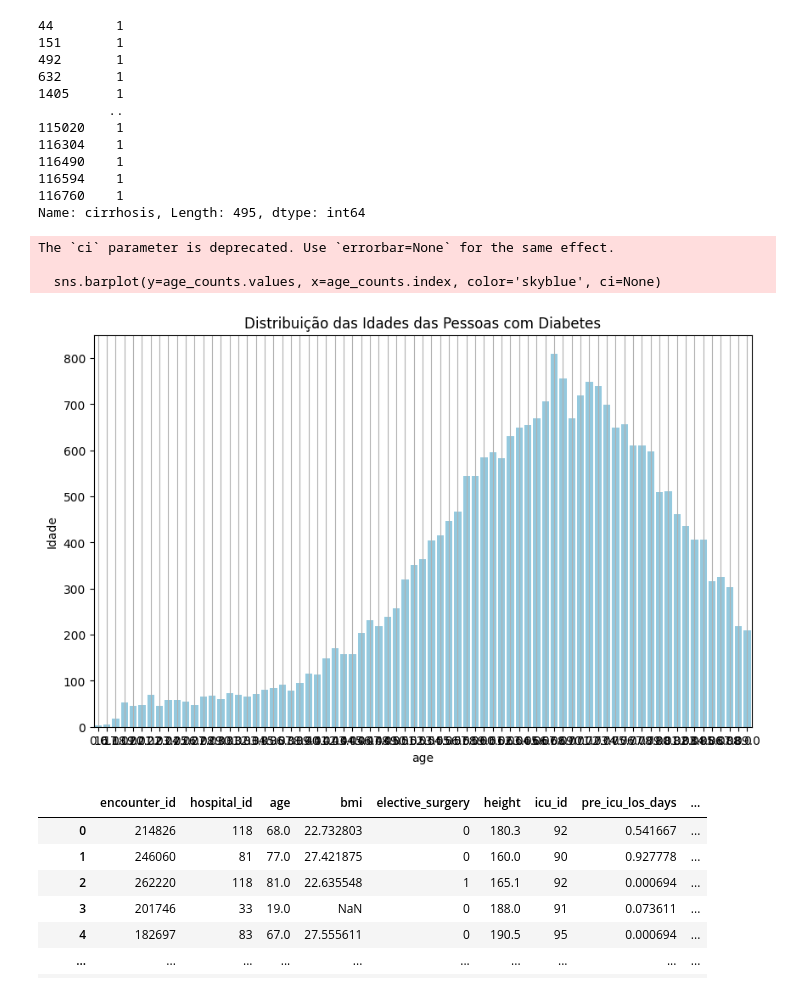
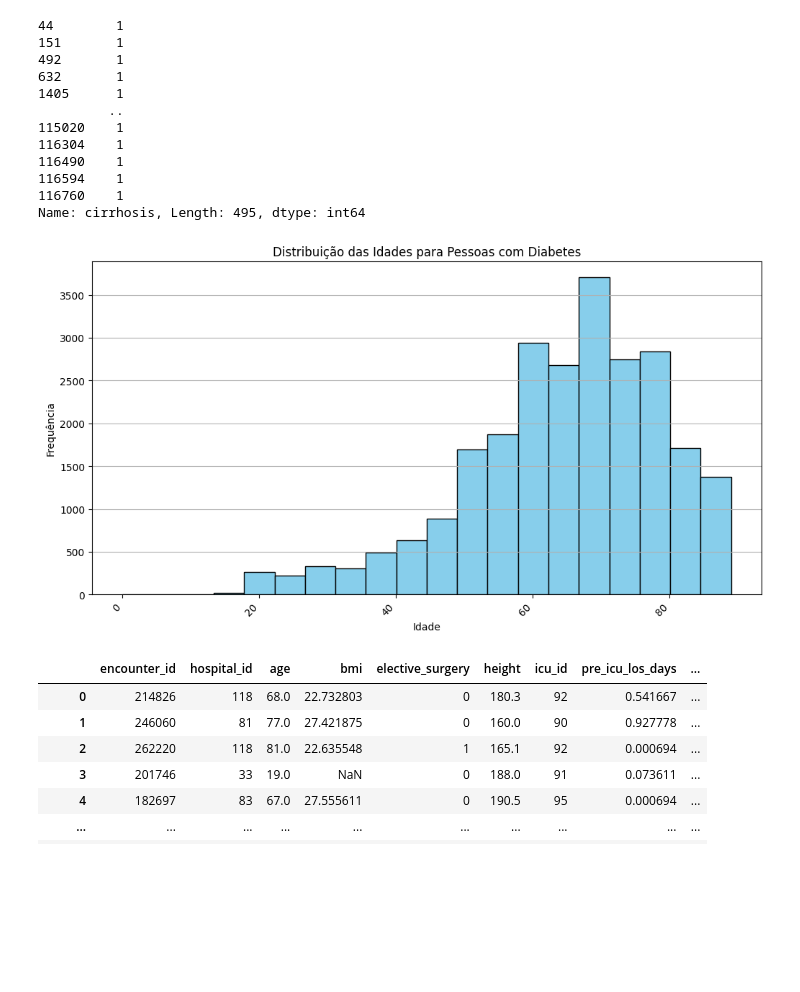
Before and after one commit to pedroogaab/Reconhecimento-de-padroes, a Jupyter notebook: classification.ipynb, the cells around one changed output. Cells and saved outputs as stored; diff of their text form; code cells hidden in the pictures; blank space fills up the shorter version.

```diff
--- a/classification.ipynb
+++ b/classification.ipynb
@@ -144,25 +144,22 @@ Name: cirrhosis, Length: 495, dtype: int64
 # %%
 import seaborn as sns
 import matplotlib.pyplot as plt
 
 # Filtrando e contando as idades para pessoas com diabetes
-diabetes_data = df_train[df_train['diabetes_mellitus'] == 1]
-age_counts = diabetes_data['age'].value_counts().sort_index()
+diabetes_data = df_train[df_train['diabetes_mellitus'] == 1][['age', 'diabetes_mellitus']]
 
-# Plotando o gráfico
-plt.figure(figsize=(10, 6))
-sns.barplot(y=age_counts.index, x=age_counts.values, color='skyblue', ci=None)
-plt.title('Distribuição das Idades das Pessoas com Diabetes')
-plt.xlabel('')  # Remove o rótulo do eixo X
-plt.xticks([])  # Remove os valores do eixo X
-plt.ylabel('Idade')
-plt.grid(axis='x')
+
+# Plotando o histograma
+plt.figure(figsize=(12, 6))
+plt.hist(diabetes_data['age'], bins=20, color='skyblue', edgecolor='black')
+plt.grid(axis='y')
+plt.title('Distribuição das Idades para Pessoas com Diabetes')
+plt.xlabel('Idade')
+plt.ylabel('Frequência')
+plt.xticks(rotation=45, ha='right')
 plt.show()
 # %% [output]
-The `ci` parameter is deprecated. Use `errorbar=None` for the same effect.
-
-  sns.barplot(y=age_counts.values, x=age_counts.index, color='skyblue', ci=None)
-[figure, old version]
+[figure, new version]
 # %%
 # Descarta os valores que nao sao numericos
 df_numeric = df_train.select_dtypes(include=['int', 'float'])
```
Also changed, not shown: parts of 14 cells of this notebook.
